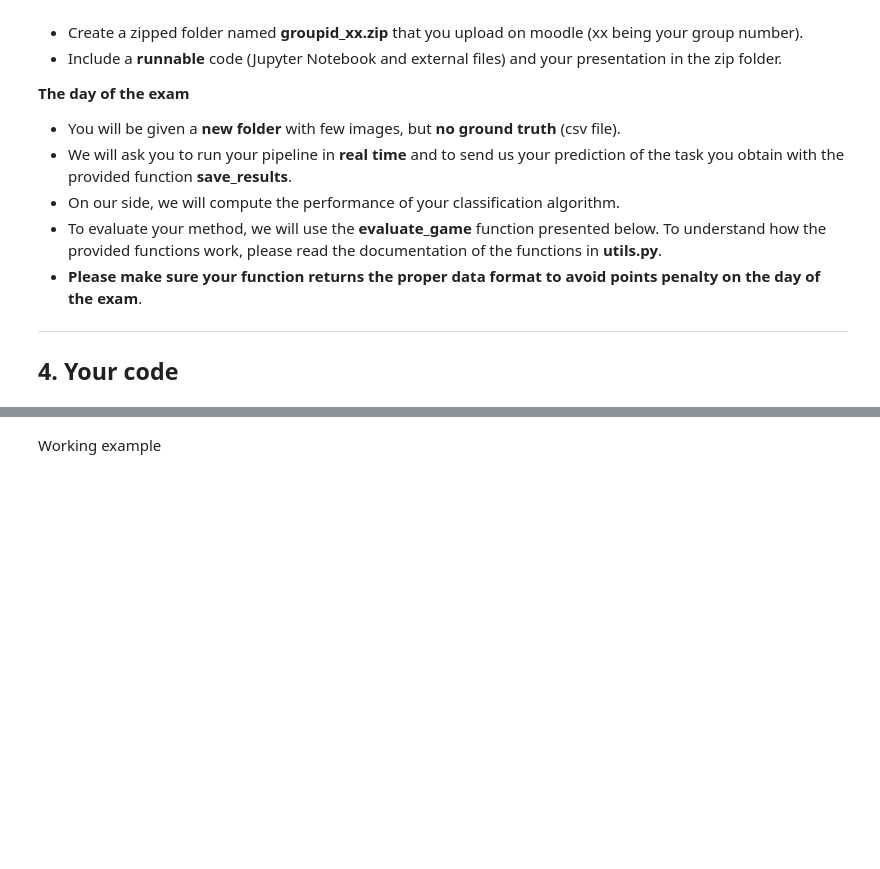
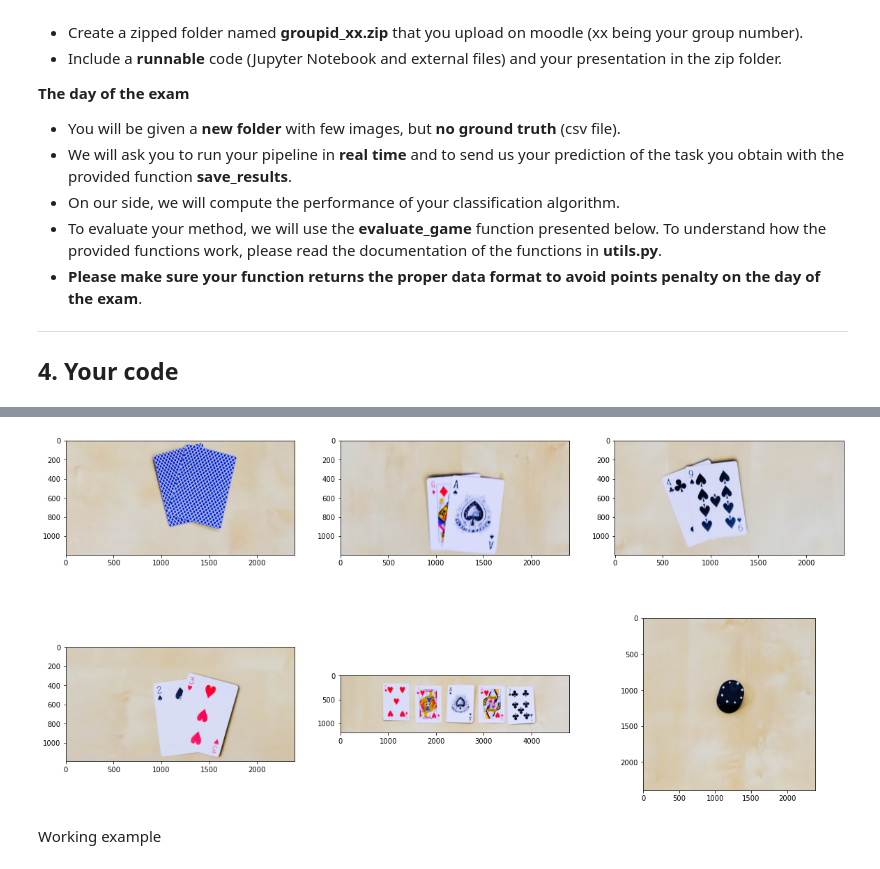
Before and after one commit to fraborg99/Iapr_final_project, a Jupyter notebook: project.ipynb, the cells around one changed output, grey strips where cells are left out. Cells and saved outputs as stored; diff of their text form; code cells hidden in the pictures; blank space fills up the shorter version.

```diff
--- a/project.ipynb
+++ b/project.ipynb
@@ -319,3 +326,22 @@ for i in [20]:
+# %%
+path_data = "data/image_setup"
+path_save = "data/output"
+img_name = "ultimate_test"
+
+file = os.path.join(path_data, img_name+".jpg")
+
+out = deskew(file)
+pl1, pl2, pl3, pl4, table, fiches = area_partition(out)
+allplayers = [pl1, pl2, pl3, pl4, table, fiches]
+
+#print images
+fig, axs = plt.subplots(2, 3 ,figsize=(20,10))
+for i in range(6):
+    row = i//3
+    col = i%3
+    axs[row, col].imshow(allplayers[i])
+# %% [output]
+[figure, added]
 # %%
 def process_image(image) -> dict:
     """
```
Also changed, not shown: parts of 7 cells of this notebook, 1 other file.
